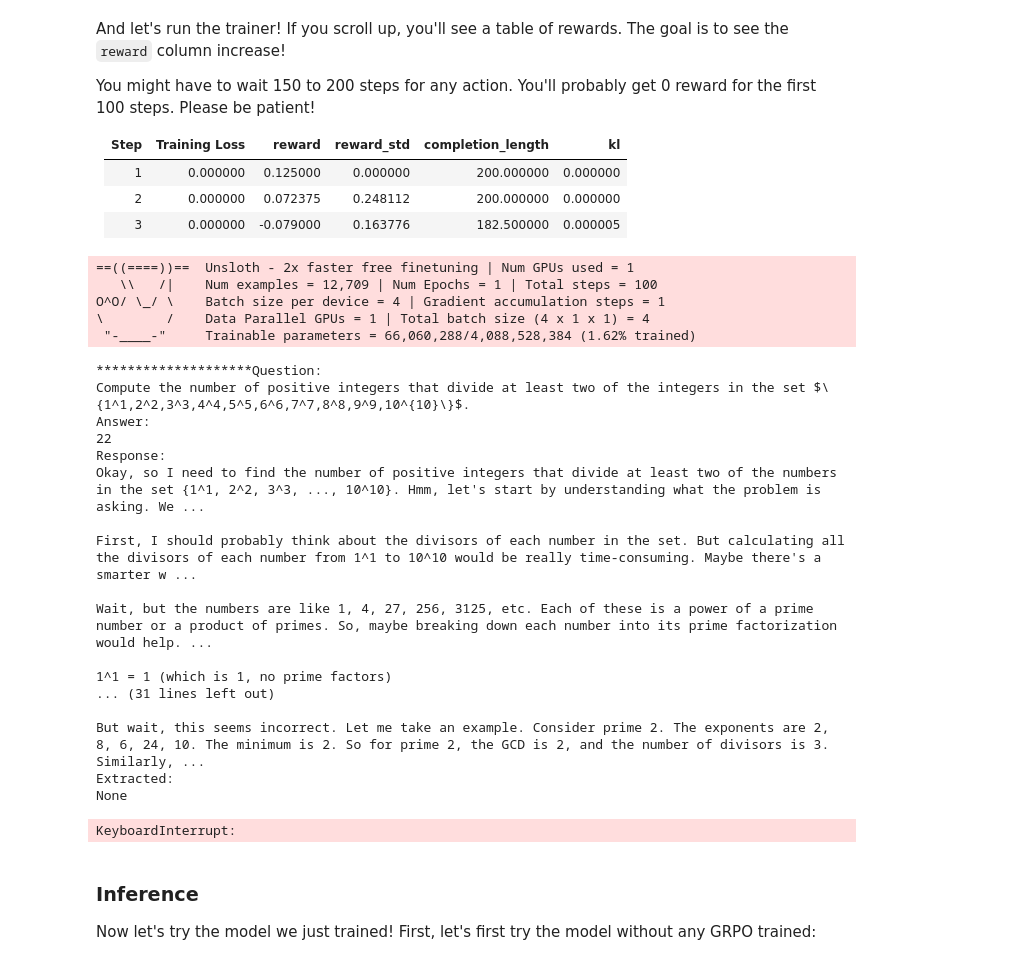
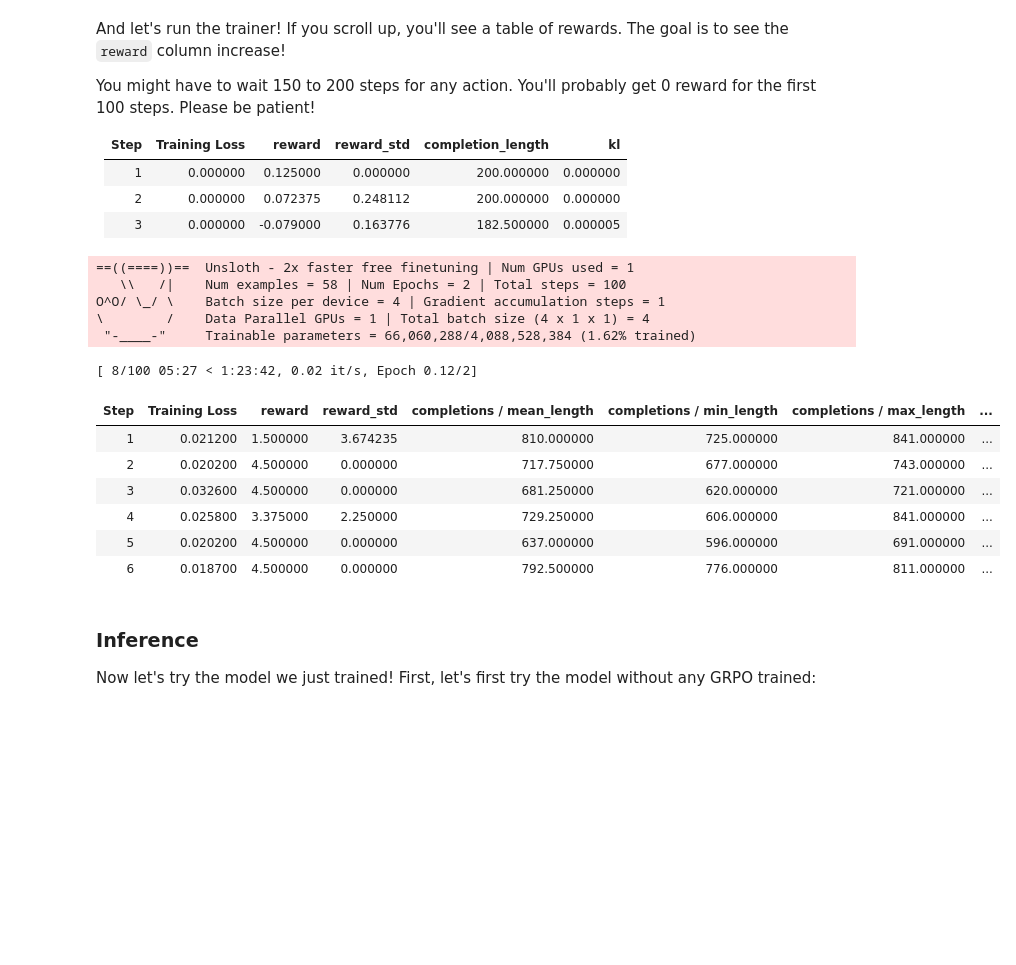
Before and after one commit to ChinaStark/-operating-system_practice, a Jupyter notebook: nb/Qwen3_(4B)-GRPO.ipynb, the cells around one changed output. Cells and saved outputs as stored; diff of their text form; code cells hidden in the pictures; blank space fills up the shorter version.

````diff
--- a/nb/Qwen3_(4B)-GRPO.ipynb
+++ b/nb/Qwen3_(4B)-GRPO.ipynb
@@ -581,3 +546,23 @@ def check_answer(prompts, completions, answer, **kwargs):
+# %%
+def check_answer(prompts, completions, answer, **kwargs):
+    # 取模型的自然语言问题（可选，调试用）
+    question = prompts[0][-1]["content"]
+
+    # 提取模型生成的 SQL 响应（不使用```包裹）
+    responses = [completion[0]["content"] for completion in completions]
+
+    scores = []
+    for pred, true_sql in zip(responses, answer):
+        # 规范化：去除多余空白符，并转换为小写
+        pred_clean = re.sub(r"\s+", " ", pred.strip().lower())
+        true_clean = re.sub(r"\s+", " ", true_sql.strip().lower())
+
+        # Exact Match 计算
+        if pred_clean == true_clean:
+            scores.append(1.0)
+        else:
+            scores.append(0.0)
+    return scores
 # %% [markdown]
 Also sometimes it might not be 1 number as the answer, but like a sentence for example "The solution is $20" -> we extract 20.
 
@@ -726,48 +733,37 @@ You might have to wait 150 to 200 steps for any action. You'll probably get 0 re
 # %%
 # For optional training + evaluation
 # new_dataset = dataset.train_test_split(test_size = 0.01)
 
 trainer = GRPOTrainer(
     model = model,
     processing_class = tokenizer,
     reward_funcs = [
         match_format_exactly,
         match_format_approximately,
         check_answer,
-        check_numbers,
     ],
     args = training_args,
     train_dataset = dataset,
 
     # For optional training + evaluation
     # train_dataset = new_dataset["train"],
     # eval_dataset = new_dataset["test"],
 )
 trainer.train()
 # %% [output]
 ==((====))==  Unsloth - 2x faster free finetuning | Num GPUs used = 1
-   \\   /|    Num examples = 12,709 | Num Epochs = 1 | Total steps = 100
+   \\   /|    Num examples = 58 | Num Epochs = 2 | Total steps = 100
 O^O/ \_/ \    Batch size per device = 4 | Gradient accumulation steps = 1
 \        /    Data Parallel GPUs = 1 | Total batch size (4 x 1 x 1) = 4
  "-____-"     Trainable parameters = 66,060,288/4,088,528,384 (1.62% trained)
-********************Question:
-Compute the number of positive integers that divide at least two of the integers in the set $\{1^1,2^2,3^3,4^4,5^5,6^6,7^7,8^8,9^9,10^{10}\}$.
-Answer:
-22
-Response:
-Okay, so I need to find the number of positive integers that divide at least two of the numbers in the set {1^1, 2^2, 3^3, ..., 10^10}. Hmm, let's start by understanding what the problem is asking. We ...
-
-First, I should probably think about the divisors of each number in the set. But calculating all the divisors of each number from 1^1 to 10^10 would be really time-consuming. Maybe there's a smarter w ...
-
-Wait, but the numbers are like 1, 4, 27, 256, 3125, etc. Each of these is a power of a prime number or a product of primes. So, maybe breaking down each number into its prime factorization would help. ...
-
-1^1 = 1 (which is 1, no prime factors)
-... (31 lines left out)
-
-But wait, this seems incorrect. Let me take an example. Consider prime 2. The exponents are 2, 8, 6, 24, 10. The minimum is 2. So for prime 2, the GCD is 2, and the number of divisors is 3. Similarly, ...
-Extracted:
-None
+[ 8/100 05:27 < 1:23:42, 0.02 it/s, Epoch 0.12/2]
-KeyboardInterrupt:
+| Step | Training Loss | reward | reward_std | completions / mean_length | completions / min_length | completions / max_length | ... |
+| 1 | 0.021200 | 1.500000 | 3.674235 | 810.000000 | 725.000000 | 841.000000 | ... |
+| 2 | 0.020200 | 4.500000 | 0.000000 | 717.750000 | 677.000000 | 743.000000 | ... |
+| 3 | 0.032600 | 4.500000 | 0.000000 | 681.250000 | 620.000000 | 721.000000 | ... |
+| 4 | 0.025800 | 3.375000 | 2.250000 | 729.250000 | 606.000000 | 841.000000 | ... |
+| 5 | 0.020200 | 4.500000 | 0.000000 | 637.000000 | 596.000000 | 691.000000 | ... |
+| 6 | 0.018700 | 4.500000 | 0.000000 | 792.500000 | 776.000000 | 811.000000 | ... |
 # %% [markdown]
 <a name="Inference"></a>
 ### Inference
````
Also changed, not shown: parts of 3 cells of this notebook.
